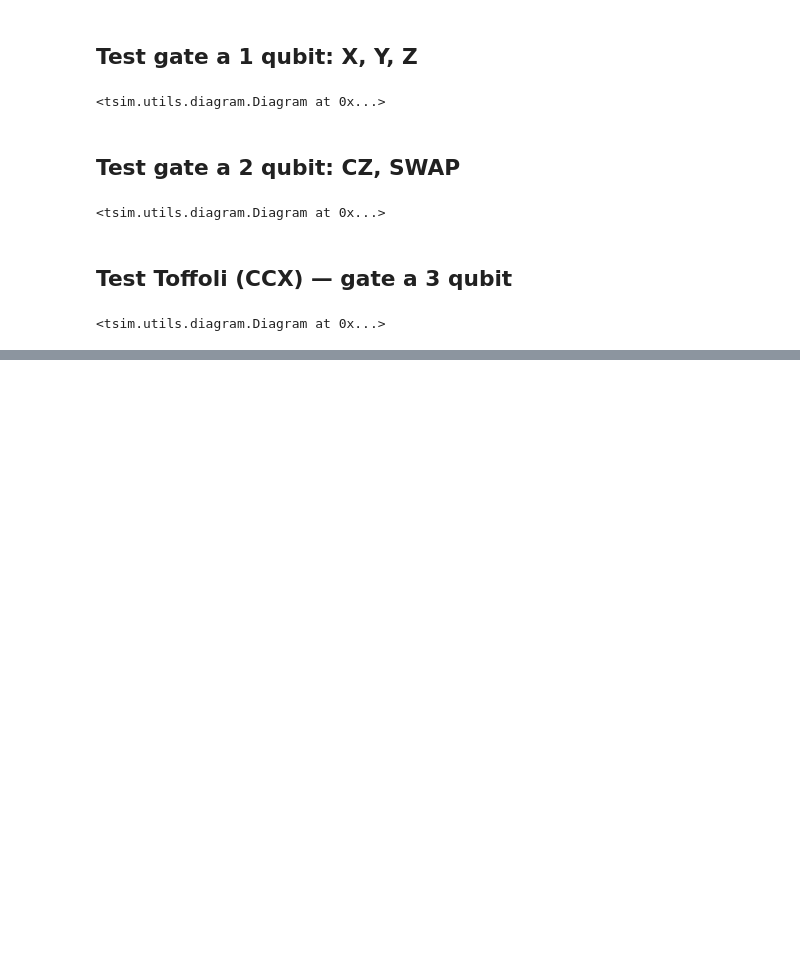
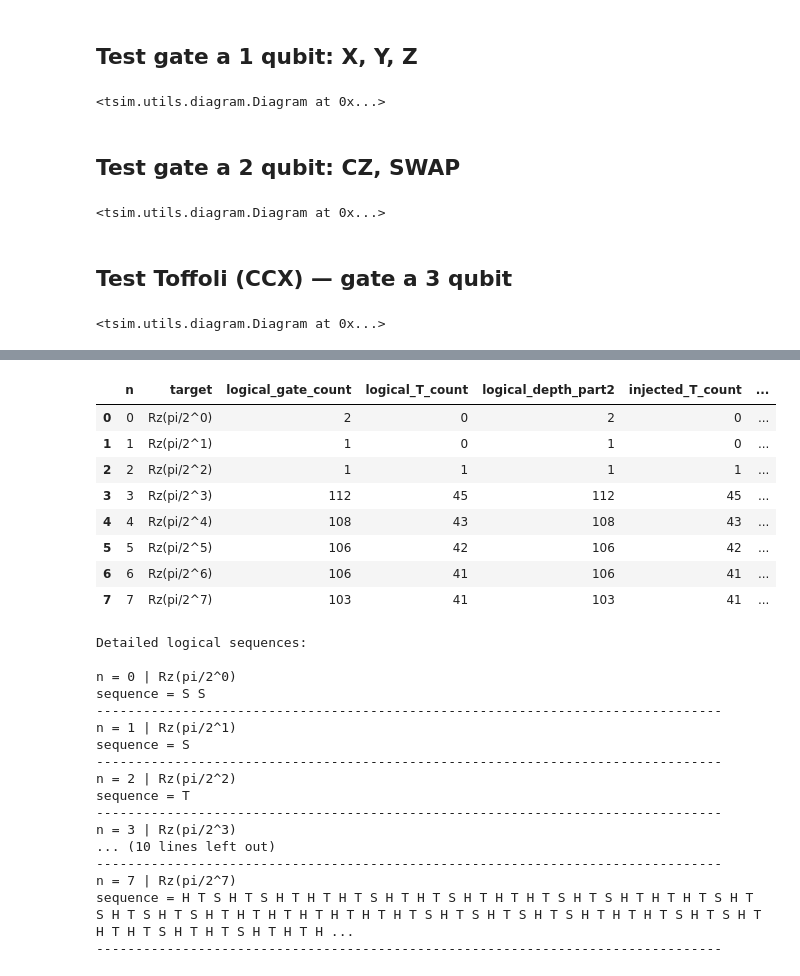
Before and after one commit to AlessandroRuzza/ETH_Qhack_26_Quantum_Icing, a Jupyter notebook: 2026/syntesis.ipynb, the cells around one changed output, grey strips where cells are left out. Saved outputs shown, nothing was run; the diff lists cells and outputs as text; code cells hidden in the pictures; blank space fills up the shorter version.

```diff
--- a/2026/syntesis.ipynb
+++ b/2026/syntesis.ipynb
@@ -82,0 +113,51 @@ T-count: 101
+# %%
+# ============================================================
+# Team Synthesis - Part 3
+# Benchmark of injected-T implementation
+# ============================================================
+
+import os, sys, importlib
+sys.path.insert(0, os.path.dirname(os.path.abspath("syntesis_part3.py")))
+
+import syntesis_part3
+importlib.reload(syntesis_part3)
+
+part3_results = syntesis_part3.run_part3_analysis(
+    part2_circuits=globals().get("part2_circuits"),
+    part2_sequences=globals().get("part2_sequences"),
+    n_values=globals().get("N_VALUES", range(51)),
+    part2_epsilon=globals().get("PART2_EPSILON", 1e-10),
+    results_dir=globals().get("RESULTS_DIR", "results"),
+    display_fn=display,
+)
+
+df_part3 = part3_results["df_part3"]
+part2_circuits = part3_results["part2_circuits"]
+part2_sequences = part3_results["part2_sequences"]
+# %% [output]
+|  | n | target | logical_gate_count | logical_T_count | logical_depth_part2 | injected_T_count | ... |
+| 0 | 0 | Rz(pi/2^0) | 2 | 0 | 2 | 0 | ... |
+| 1 | 1 | Rz(pi/2^1) | 1 | 0 | 1 | 0 | ... |
+| 2 | 2 | Rz(pi/2^2) | 1 | 1 | 1 | 1 | ... |
+| 3 | 3 | Rz(pi/2^3) | 112 | 45 | 112 | 45 | ... |
+| 4 | 4 | Rz(pi/2^4) | 108 | 43 | 108 | 43 | ... |
+| 5 | 5 | Rz(pi/2^5) | 106 | 42 | 106 | 42 | ... |
+| 6 | 6 | Rz(pi/2^6) | 106 | 41 | 106 | 41 | ... |
+| 7 | 7 | Rz(pi/2^7) | 103 | 41 | 103 | 41 | ... |
+Detailed logical sequences:
+
+n = 0 | Rz(pi/2^0)
+sequence = S S
+--------------------------------------------------------------------------------
+n = 1 | Rz(pi/2^1)
+sequence = S
+--------------------------------------------------------------------------------
+n = 2 | Rz(pi/2^2)
+sequence = T
+--------------------------------------------------------------------------------
+n = 3 | Rz(pi/2^3)
+... (10 lines left out)
+--------------------------------------------------------------------------------
+n = 7 | Rz(pi/2^7)
+sequence = H T S H T S H T H T H T S H T H T S H T H T H T S H T S H T H T H T S H T S H T S H T S H T H T H T H T H T H T H T S H T S H T S H T S H T H T H T S H T S H T H T H T S H T H T S H T H T H ...
+--------------------------------------------------------------------------------
```
Also changed, not shown: parts of 4 cells of this notebook, 8 other files.
